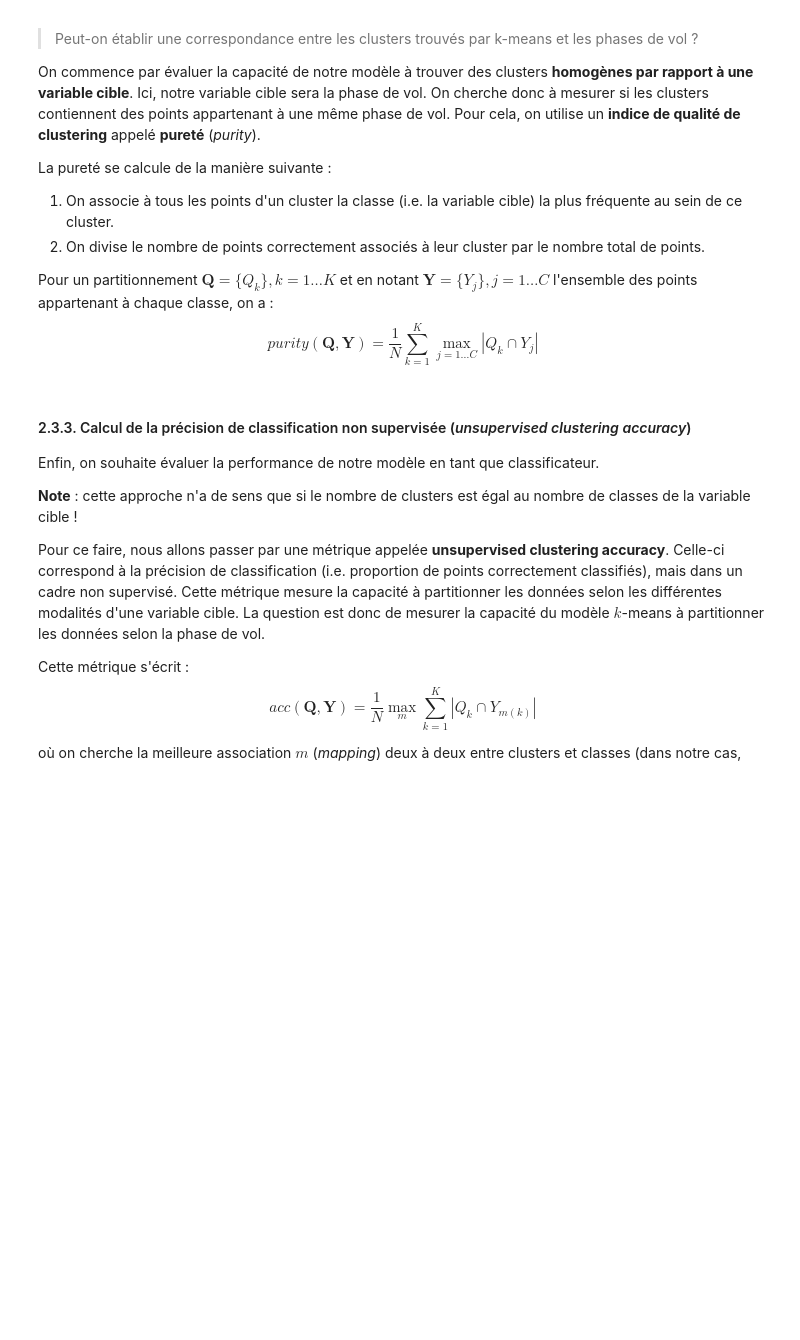
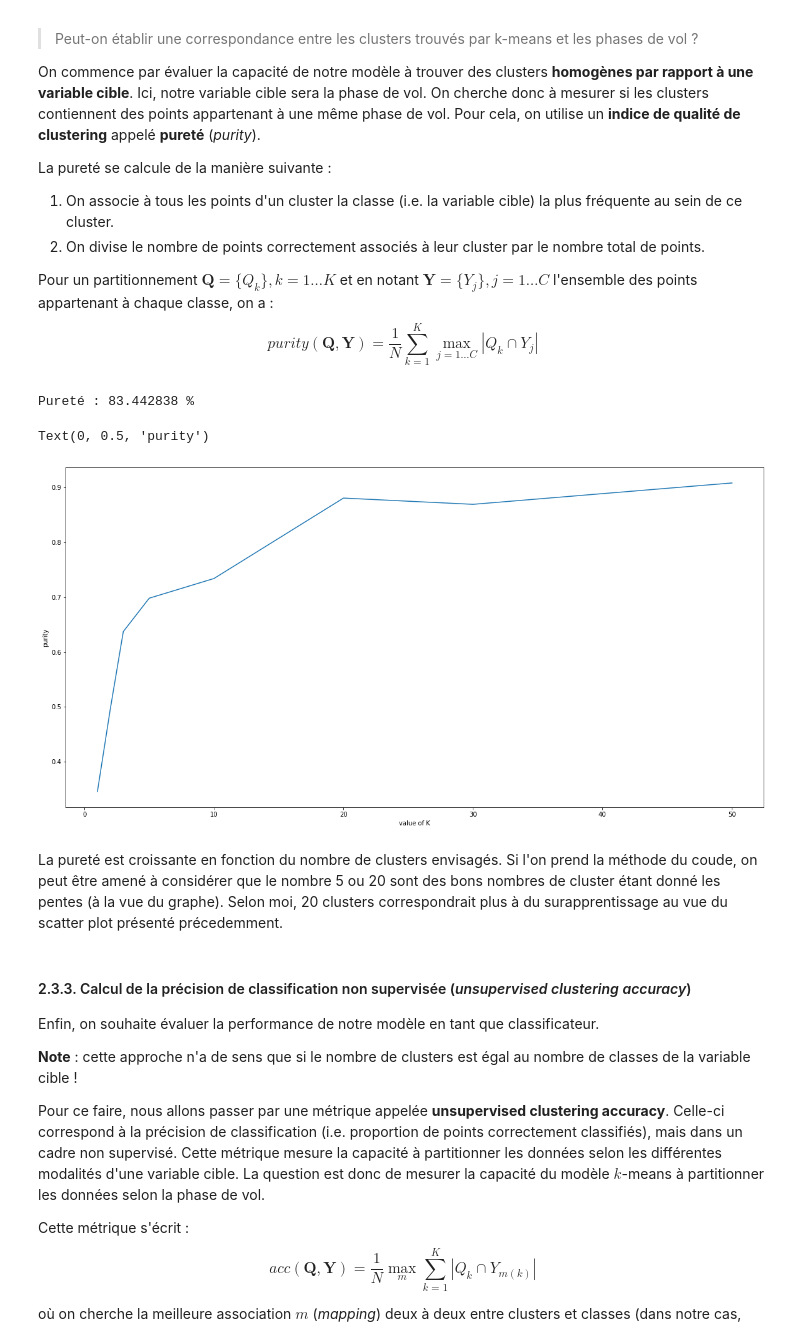
Before and after one commit to KrValentin/stats_descriptives, a Jupyter notebook: TD2/TD2.ipynb, the cells around one changed output. Saved outputs shown, nothing was run; the diff lists cells and outputs as text; code cells hidden in the pictures; blank space fills up the shorter version.

```diff
--- a/TD2/TD2.ipynb
+++ b/TD2/TD2.ipynb
@@ -632,17 +691,40 @@ EXERCICE - Calcul de la pureté
 2. Quelle la pureté du modèle avec 10 clusters ?
 """
 def cluster_purity(labels, targets):
-    raise NotImplementedError
+    df_pur = pd.DataFrame({'lab': labels, 'tar': targets})
 
-pur = cluster_purity(...)
+    purity = (df_pur.groupby('lab').value_counts().groupby('lab').max()).sum()/len(vol)
+    return purity
+
+labels = ticks
+targets = vol['FLIGHT_PHASE'].values
+pur = cluster_purity(labels, targets)
 print('Pureté : {:f} %'.format(pur*100))
+# %% [output]
+Pureté : 83.442838 %
 # %%
 """
 EXERCICE - Effet du nombre de clusters sur la pureté
 1. Faites varier le nombre de clusters de k-means. Quel est l'effet sur la pureté ?
 2. Tracez la pureté en fonction du nombre de clusters pour quelques valeurs de ce nombre (par exemple K=1, 2, 3, 5, 10, 20, 30, 50).
 3. Quelle est, à votre avis, la "meilleure" valeur de K ? Que peut-on en conclure ?
 """
+K_val = [1, 2, 3, 5, 10, 20, 30, 50]
+targets = vol['FLIGHT_PHASE'].values
+purity_vect = []
+for K in K_val :
+    labels = KMeans(n_clusters=K, n_init=10).fit_predict(X_vol_norm)
+    purity = cluster_purity(labels, targets)
+    purity_vect.append(purity)
+
+plt.plot(K_val, purity_vect)
+plt.xlabel('value of K')
+plt.ylabel('purity')
+# %% [output]
+Text(0, 0.5, 'purity')
+[figure, added]
+# %% [markdown]
+La pureté est croissante en fonction du nombre de clusters envisagés. Si l'on prend la méthode du coude, on peut être amené à considérer que le nombre 5 ou 20 sont des bons nombres de cluster étant donné les pentes (à la vue du graphe). Selon moi, 20 clusters correspondrait plus à du surapprentissage au vue du scatter plot présenté précedemment.
 # %% [markdown]
 #### 2.3.3. Calcul de la précision de classification non supervisée (_unsupervised clustering accuracy_)
 
```
Also changed, not shown: parts of 14 cells of this notebook.
